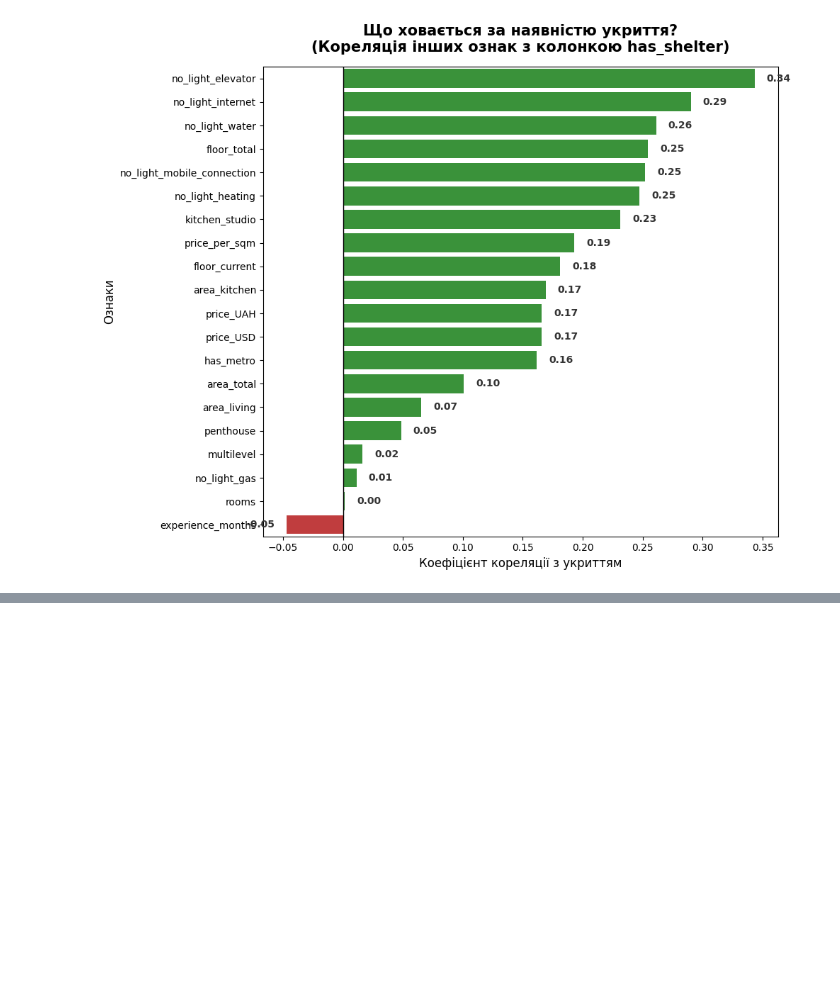
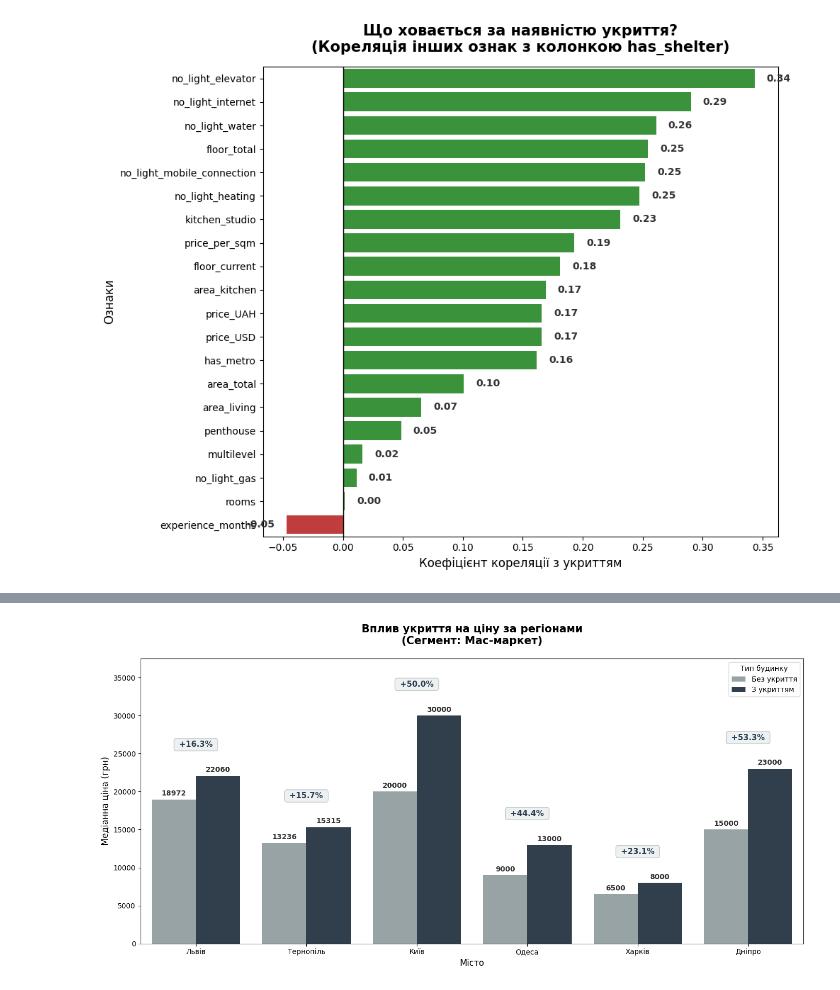
Before and after one commit to kon7drat-illia/Residential-Rental-Market-Analysis, a Jupyter notebook: notebook.ipynb, the cells around one changed output, grey strips where cells are left out. Cells and saved outputs as stored; diff of their text form; code cells hidden in the pictures; blank space fills up the shorter version.

Commit message:
Work on shelter hypothesis

```diff
--- a/notebook.ipynb
+++ b/notebook.ipynb
@@ -2533,0 +2544,91 @@ cl_df.head(3)
+# %%
+# ==========================================
+# 1. ФІЛЬТРАЦІЯ ТА АГРЕГАЦІЯ
+# ==========================================
+target_cities = ['Львів', 'Тернопіль', 'Київ', 'Одеса', 'Харків', 'Дніпро']
+
+# Фільтруємо мас-маркет ТА залишаємо тільки потрібні міста
+df_shelter = cl_df[(cl_df['segment'] == 'Мас-маркет') & (cl_df['city_name'].isin(target_cities))].copy()
+
+df_shelter['shelter_type'] = np.where(df_shelter['has_shelter'] == 1, 'З укриттям', 'Без укриття')
+
+# Групуємо відразу за двома колонками: містом та наявністю укриття
+stats = df_shelter.groupby(['city_name', 'shelter_type']).agg(
+    median_price=('price_UAH', 'median')
+).reset_index()
+
+# Створюємо pivot-таблицю для зручного розрахунку різниці у відсотках
+pivot_stats = stats.pivot(index='city_name', columns='shelter_type', values='median_price')
+
+# ==========================================
+# 2. ПОБУДОВА ГРАФІКА
+# ==========================================
+plt.figure(figsize=(14, 7)) # Трохи ширше для 6 міст та написів
+
+# Спокійні кольори, які краще пасують до теми укриттів (сталеві/бетонні/нічні відтінки)
+custom_palette = {'Без укриття': '#95a5a6', 'З укриттям': '#2c3e50'}
+hue_order = ['Без укриття', 'З укриттям']
+
+# order=target_cities жорстко фіксує порядок міст на осі X
+ax = sns.barplot(
+    data=stats,
+    x='city_name',
+    y='median_price',
+    hue='shelter_type',
+    palette=custom_palette,
+    order=target_cities,
+    hue_order=hue_order
+)
+
+# Косметика графіка
+plt.title('Вплив укриття на ціну за регіонами\n(Сегмент: Мас-маркет)', fontsize=15, pad=20, fontweight='bold')
+plt.xlabel('Місто', fontsize=12)
+plt.ylabel('Медіанна ціна (грн)', fontsize=12)
+
+# Підписи для згрупованих стовпчиків (більш надійний алгоритм)
+for p in ax.patches:
+    height = p.get_height()
+
+    # Пропускаємо порожні стовпчики
+    if np.isnan(height) or height == 0:
+        continue
+
+    label_text = f"{int(height)}"
+
+    # Додаємо текст над стовпчиком
+    plt.text(p.get_x() + p.get_width() / 2., height + (stats['median_price'].max() * 0.01),
+             label_text, ha='center', va='bottom', fontsize=10, fontweight='bold', color='#333333')
+
+# Додаємо відсоток різниці між "З укриттям" та "Без укриття"
+for i, city in enumerate(target_cities):
+    if city in pivot_stats.index:
+        try:
+            price_no = pivot_stats.loc[city, 'Без укриття']
+            price_yes = pivot_stats.loc[city, 'З укриттям']
+
+            # Рахуємо різницю: (З укриттям - Без укриття) / Без укриття * 100
+            if pd.notna(price_no) and pd.notna(price_yes) and price_no > 0:
+                diff_pct = ((price_yes - price_no) / price_no) * 100
+
+                max_height = max(price_no, price_yes)
+                sign = "+" if diff_pct > 0 else ""
+                diff_text = f" {sign}{diff_pct:.1f}% "
+
+                # Розташовуємо по центру над парою стовпчиків (x = індекс міста)
+                plt.text(i, max_height + (stats['median_price'].max() * 0.12), diff_text,
+                         ha='center', va='bottom', fontsize=11, fontweight='bold', color='#2c3e50',
+                         bbox=dict(facecolor='#ecf0f1', alpha=0.9, edgecolor='#bdc3c7', boxstyle='round,pad=0.3'))
+        except KeyError:
+            continue
+
+# Збільшуємо ліміт осі Y, щоб влізли плашки з відсотками
+plt.ylim(0, stats['median_price'].max() * 1.25)
+
+plt.legend(title='Тип будинку', loc='upper right')
+plt.tight_layout()
+plt.savefig('plots/test_analysis/01_shelter_price_by_cities.png', dpi=300, bbox_inches='tight')
+plt.show()
+
+print(pivot_stats)
+# %% [output]
+[figure, added]
```
Also changed, not shown: parts of 12 cells of this notebook, 3 other files.
